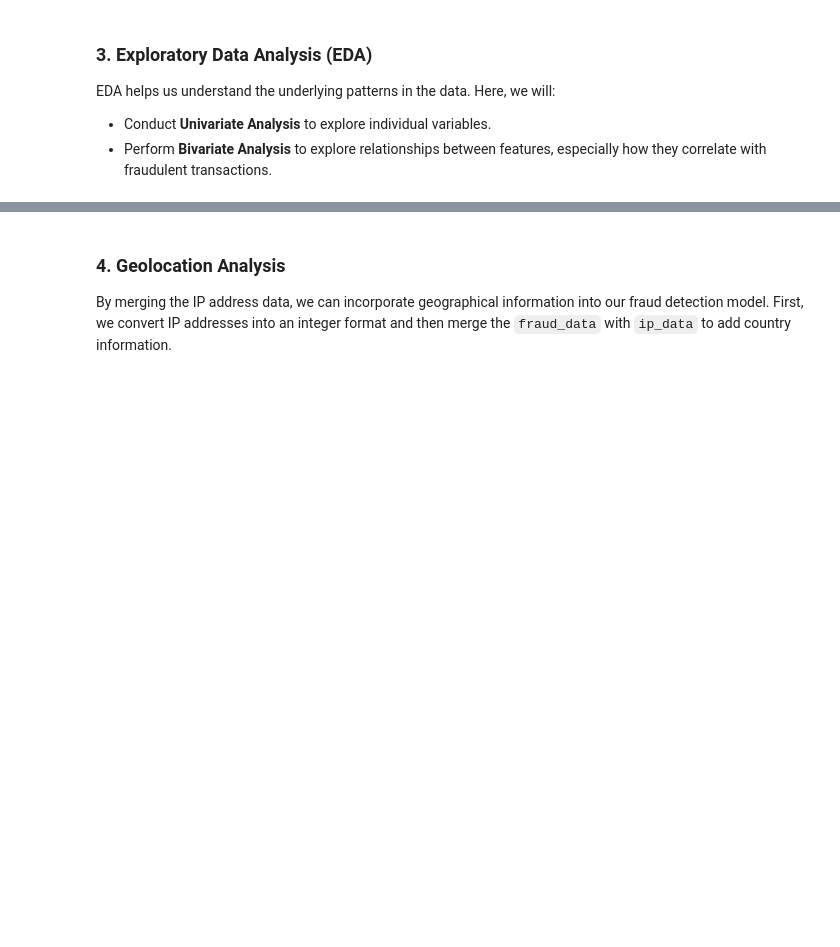
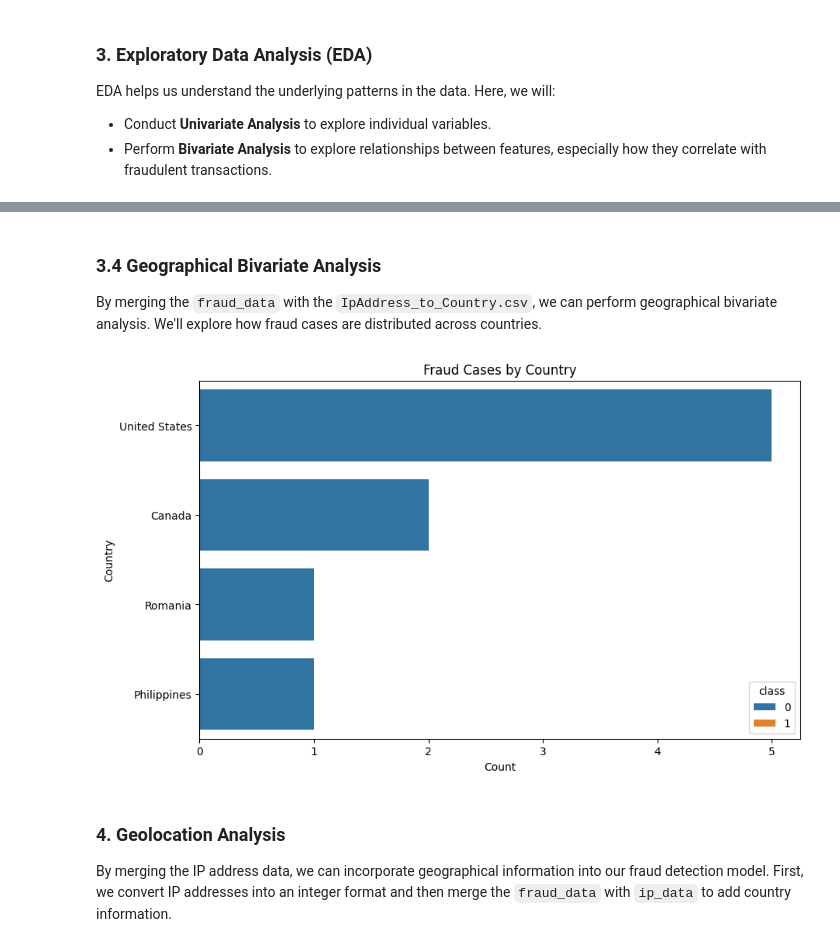
Before and after one commit to Ermi23/Fraud-Detection-and-Credit-Card-Transactions, a Jupyter notebook: notebooks/EDA.ipynb, the cells around one changed output, grey strips where cells are left out. Drawn from its saved outputs; the diff is of its cells as text; code cells hidden in the pictures; blank space fills up the shorter version.

```diff
--- a/notebooks/EDA.ipynb
+++ b/notebooks/EDA.ipynb
@@ -109,3 +194,23 @@ plt.show()
+# %% [markdown]
+### 3.4 Geographical Bivariate Analysis
+
+By merging the `fraud_data` with the `IpAddress_to_Country.csv`, we can perform geographical bivariate analysis. We'll explore how fraud cases are distributed across countries.
+# %%
+# Merge fraud_data with ip_data to include country
+fraud_geo = fraud_data.merge(ip_data[['lower_bound_ip_address', 'country']],
+                             how='left',
+                             left_on='ip_address',
+                             right_on='lower_bound_ip_address')
+
+# Bivariate Analysis: Country vs. Fraud Status
+plt.figure(figsize=(10,6))
+sns.countplot(y='country', hue='class', data=fraud_geo, order=fraud_geo['country'].value_counts().index)
+plt.title('Fraud Cases by Country')
+plt.xlabel('Count')
+plt.ylabel('Country')
+plt.show()
+# %% [output]
+[figure, added]
 # %% [markdown]
 ### 4. Geolocation Analysis
 
```
Also changed, not shown: parts of 10 cells of this notebook, 1 other file.
